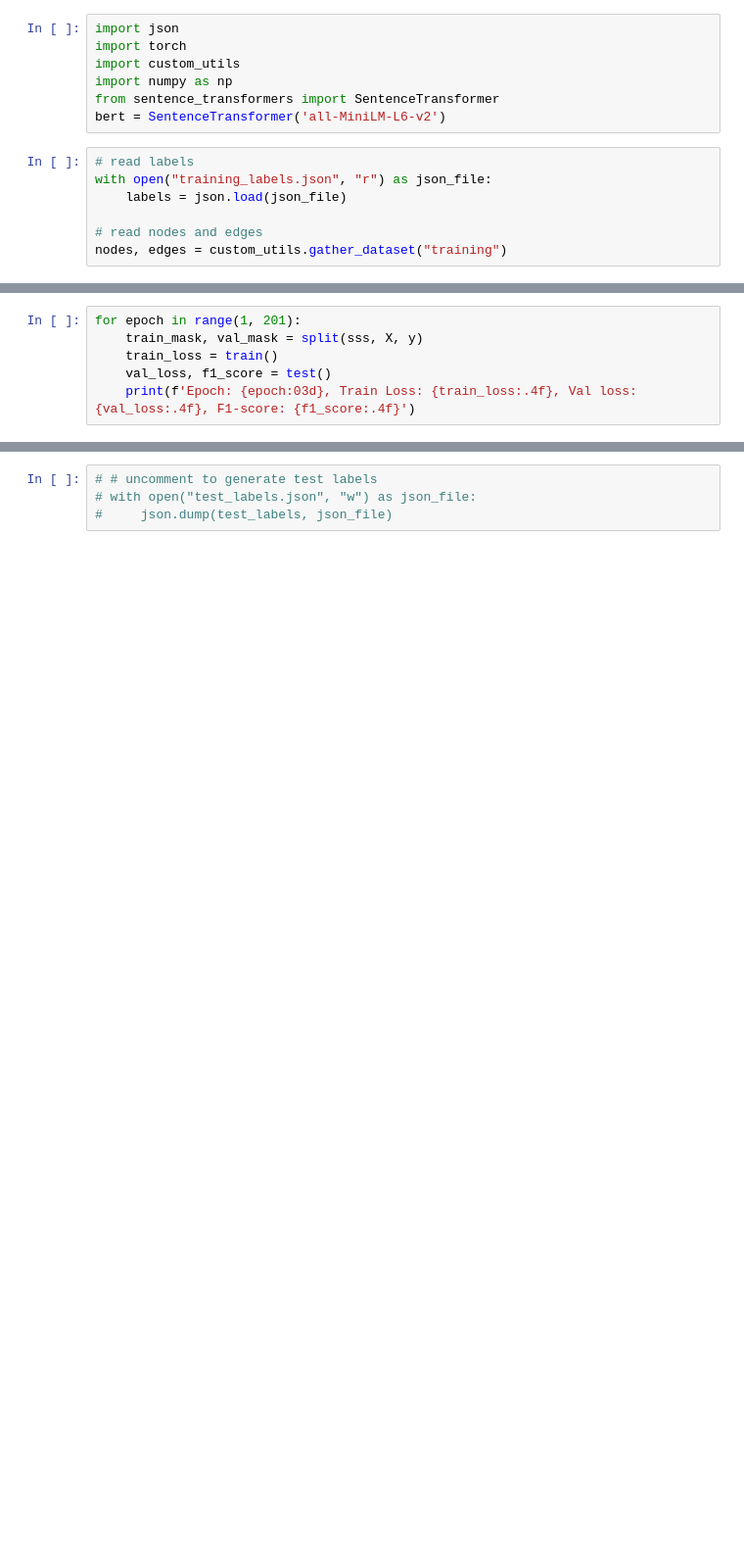
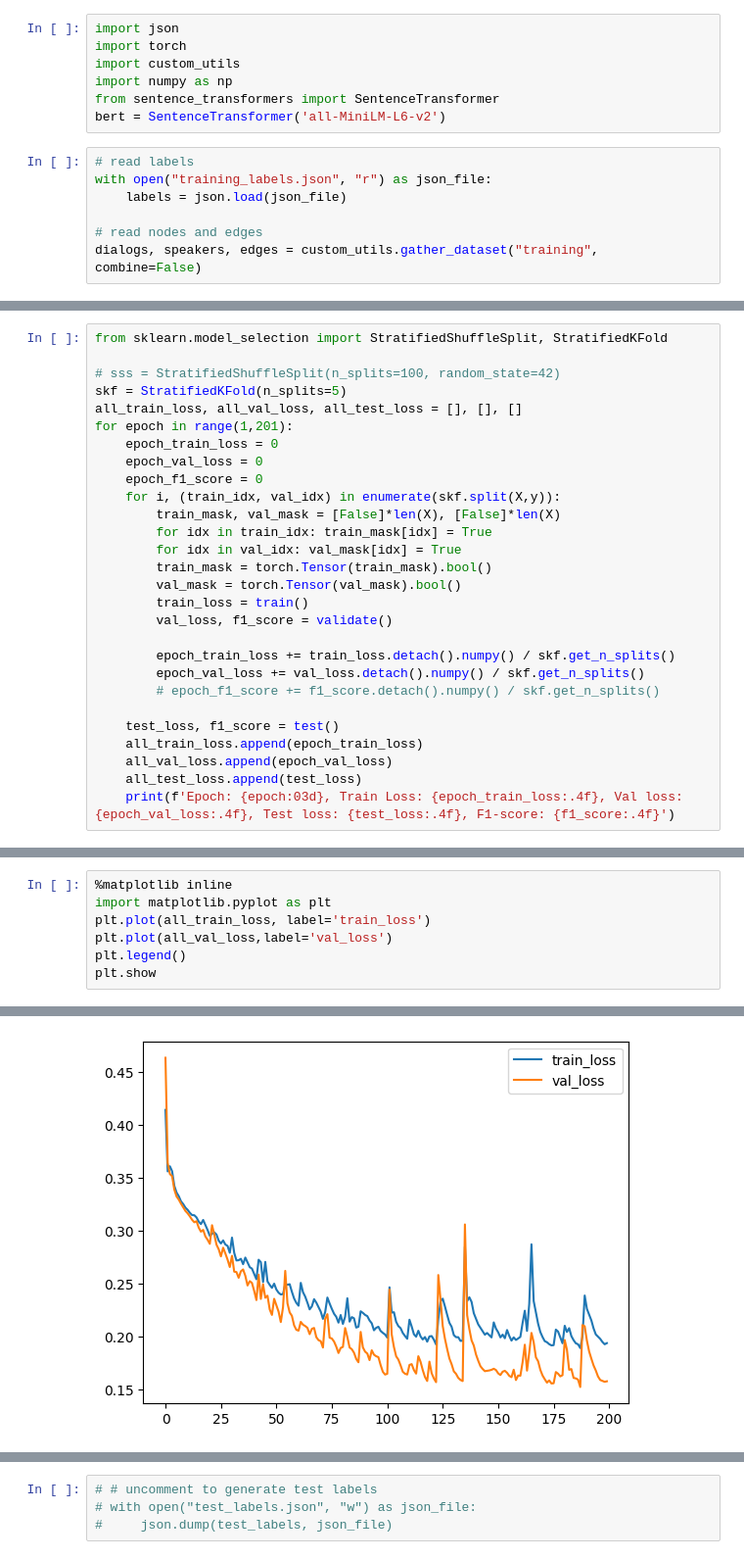
Before and after one commit to czartur/extractive-summarization, a Jupyter notebook: MLP.ipynb, the cells around one changed output, grey strips where cells are left out. Shown at 98% size. Drawn from its saved outputs; the diff is of its cells as text; blank space fills up the shorter version.

Commit message:
update training notebook

```diff
--- a/MLP.ipynb
+++ b/MLP.ipynb
@@ -11,4 +11,4 @@ with open("training_labels.json", "r") as json_file:
     labels = json.load(json_file)
 
 # read nodes and edges
-nodes, edges = custom_utils.gather_dataset("training")
+dialogs, speakers, edges = custom_utils.gather_dataset("training", combine=False)
@@ -124,6 +184,0 @@ def test():
-# %%
-for epoch in range(1, 201):
-    train_mask, val_mask = split(sss, X, y)
-    train_loss = train()
-    val_loss, f1_score = test()
-    print(f'Epoch: {epoch:03d}, Train Loss: {train_loss:.4f}, Val loss: {val_loss:.4f}, F1-score: {f1_score:.4f}')
@@ -152,0 +185,28 @@ Test Accuracy: 0.3364, F1-score: 0.5692
+# %%
+from sklearn.model_selection import StratifiedShuffleSplit, StratifiedKFold
+
+# sss = StratifiedShuffleSplit(n_splits=100, random_state=42)
+skf = StratifiedKFold(n_splits=5)
+all_train_loss, all_val_loss, all_test_loss = [], [], []
+for epoch in range(1,201):
+    epoch_train_loss = 0
+    epoch_val_loss = 0
+    epoch_f1_score = 0
+    for i, (train_idx, val_idx) in enumerate(skf.split(X,y)):
+        train_mask, val_mask = [False]*len(X), [False]*len(X)
+        for idx in train_idx: train_mask[idx] = True
+        for idx in val_idx: val_mask[idx] = True
+        train_mask = torch.Tensor(train_mask).bool()
+        val_mask = torch.Tensor(val_mask).bool()
+        train_loss = train()
+        val_loss, f1_score = validate()
+
+        epoch_train_loss += train_loss.detach().numpy() / skf.get_n_splits()
+        epoch_val_loss += val_loss.detach().numpy() / skf.get_n_splits()
+        # epoch_f1_score += f1_score.detach().numpy() / skf.get_n_splits()
+
+    test_loss, f1_score = test()
+    all_train_loss.append(epoch_train_loss)
+    all_val_loss.append(epoch_val_loss)
+    all_test_loss.append(test_loss)
+    print(f'Epoch: {epoch:03d}, Train Loss: {epoch_train_loss:.4f}, Val loss: {epoch_val_loss:.4f}, Test loss: {test_loss:.4f}, F1-score: {f1_score:.4f}')
@@ -152,0 +224,8 @@ Test Accuracy: 0.3364, F1-score: 0.5692
+# %%
+%matplotlib inline
+import matplotlib.pyplot as plt
+plt.plot(all_train_loss, label='train_loss')
+plt.plot(all_val_loss,label='val_loss')
+plt.legend()
+plt.show
+# %% [output]
@@ -153 +233,2 @@ Test Accuracy: 0.3364, F1-score: 0.5692
+[figure, added]
 # %%
```
Also changed, not shown: parts of 19 cells of this notebook, 1 other file.
